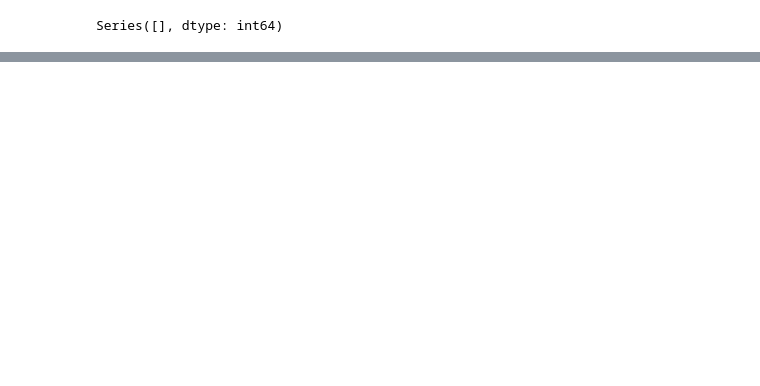
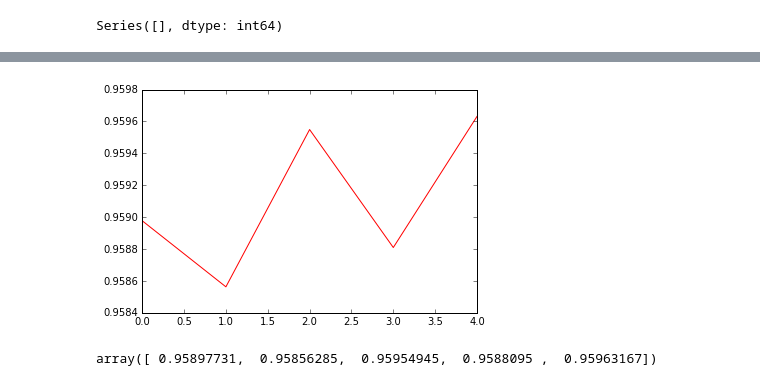
Before and after one commit to grebenyukaa/kaggle_santander_happy_customers, a Jupyter notebook: santander.ipynb, the cells around one changed output, grey strips where cells are left out. Cells and saved outputs as stored; diff of their text form; code cells hidden in the pictures; blank space fills up the shorter version.

```diff
--- a/santander.ipynb
+++ b/santander.ipynb
@@ -73,2 +65,0 @@ svd_tr = svd.fit(cdata)
-# %%
-cdata = DataFrame(svd_tr.transform(cdata))
@@ -135,0 +93,28 @@ ctestdata = DataFrame(svd_tr.transform(ctestdata))
+# %%
+#model_rfc = RandomForestClassifier(n_estimators = 1000, n_jobs = -1)
+model_xgb = xgb.XGBClassifier(\
+    max_depth = 7,\
+    n_estimators = 1000,\
+    learning_rate = 0.1,\
+    colsample_bytree = 0.85,\
+    nthread = -1,\
+)
+# %%
+kcv = 5
+cvd = {}
+
+#scores = cross_validation.cross_val_score(model_rfc, X_train, y_train, cv = kcv)
+#cvd['RandomForestClassifier'] = scores
+
+scores = cross_validation.cross_val_score(model_xgb, X_train, y_train, cv = kcv)
+#cvd['XGBClassifier'] = scores
+
+#plt.plot(range(len(scores)), cvd['RandomForestClassifier'], 'b', range(len(scores)), cvd['XGBClassifier'], 'r')
+plt.plot(range(len(scores)), scores, 'r')
+plt.show()
+# %% [output]
+[figure, added]
+# %%
+scores
+# %% [output]
+array([ 0.95897731,  0.95856285,  0.95954945,  0.9588095 ,  0.95963167])
```
Also changed, not shown: parts of 14 cells of this notebook.
